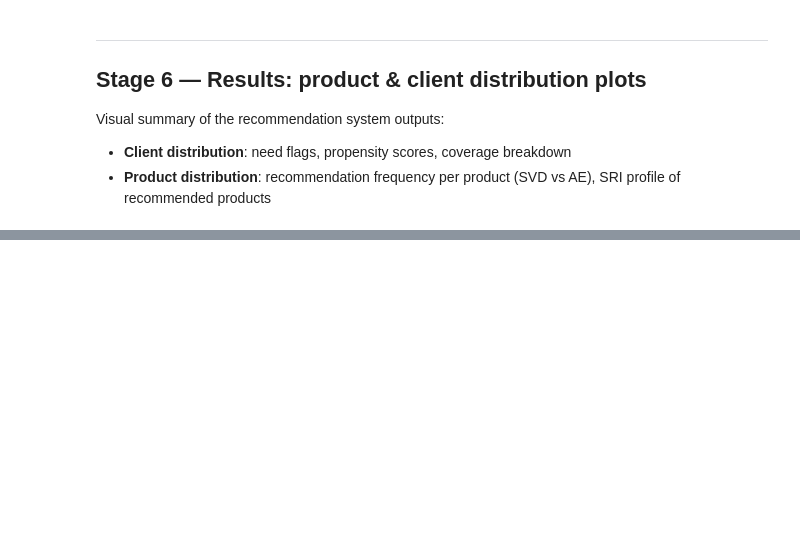
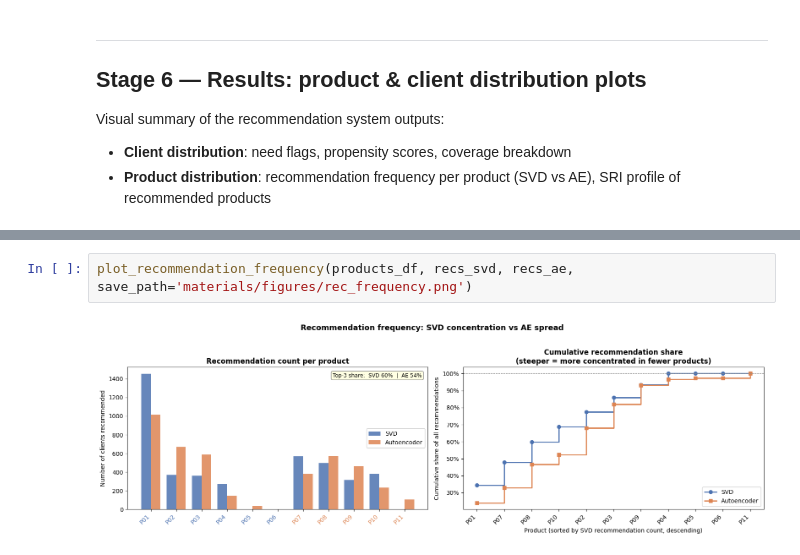
Before and after one commit to tommybaresi-creator/fintech-group-work, a Jupyter notebook: BusinessCase2/rec_sys_svd_autoencoder.ipynb, the cells around one changed output, grey strips where cells are left out. Drawn from its saved outputs; the diff is of its cells as text; blank space fills up the shorter version.

```diff
--- a/BusinessCase2/rec_sys_svd_autoencoder.ipynb
+++ b/BusinessCase2/rec_sys_svd_autoencoder.ipynb
@@ -867,0 +582,4 @@ plt.show()
+# %%
+plot_recommendation_frequency(products_df, recs_svd, recs_ae, save_path='materials/figures/rec_frequency.png')
+# %% [output]
+[figure, added]
```
Also changed, not shown: parts of 33 cells of this notebook, 3 other files.
